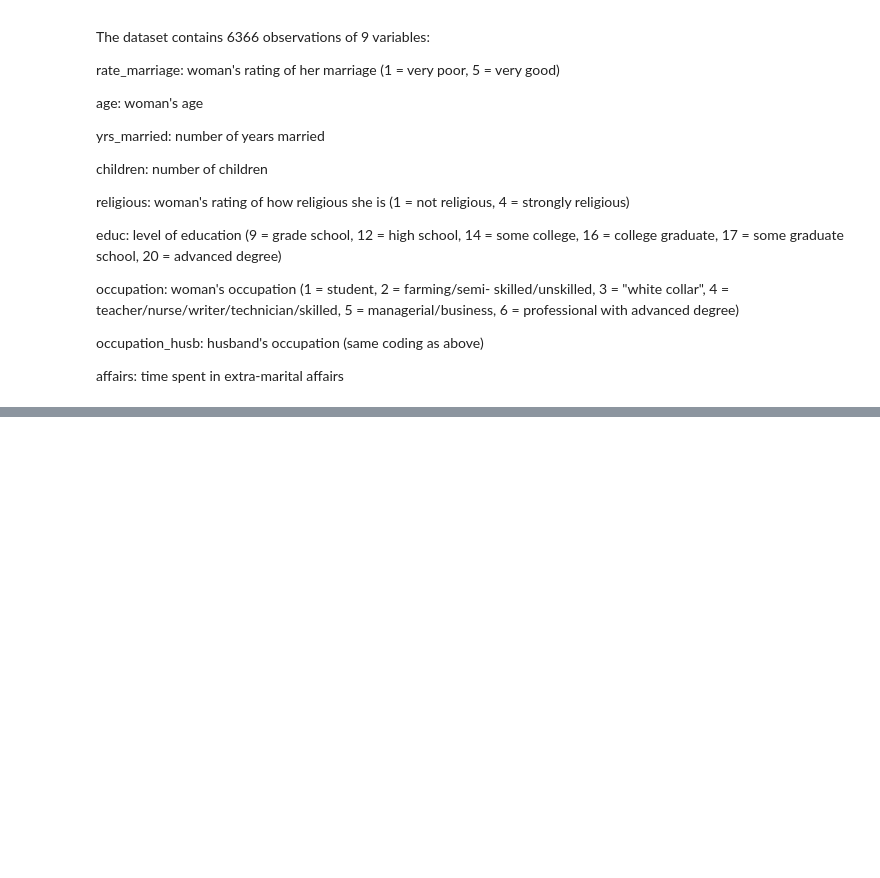
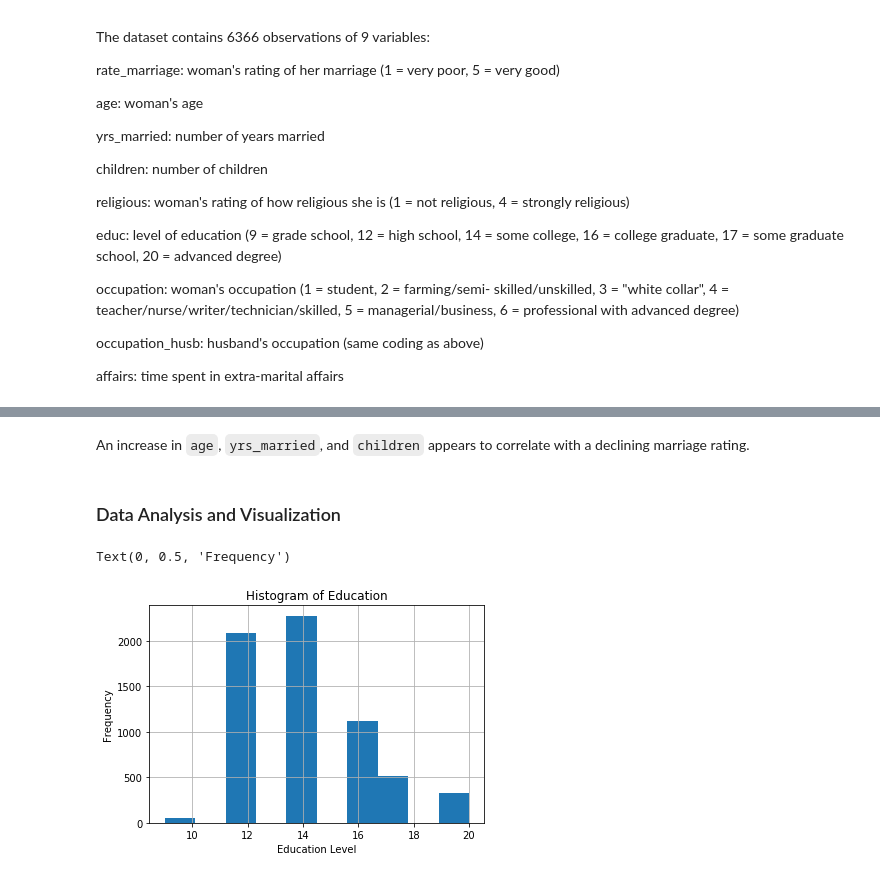
Before and after one commit to kamuc2012/Session_19_to_26, a Jupyter notebook: Session21/Session21.ipynb, the cells around one changed output, grey strips where cells are left out. Drawn from its saved outputs; the diff is of its cells as text; code cells hidden in the pictures; blank space fills up the shorter version.

```diff
--- a/Session21/Session21.ipynb
+++ b/Session21/Session21.ipynb
@@ -28,3 +28,17 @@ occupation: woman's occupation (1 = student, 2 = farming/semi- skilled/unskilled
 occupation_husb: husband's occupation (same coding as above)
 
 affairs: time spent in extra-marital affairs
+# %%
+import numpy as np
+import pandas as pd
+import statsmodels.api as sm
+import matplotlib.pyplot as plt
+from patsy import dmatrices
+from sklearn.linear_model import LogisticRegression
+from sklearn.model_selection import train_test_split, cross_val_score
+from sklearn import metrics
+
+%matplotlib inline
+
+df = sm.datasets.fair.load_pandas().data
+df.head()
@@ -30,0 +54,4 @@ affairs: time spent in extra-marital affairs
+# %%
+# Add had_affair column
+df["had_affair"] = (df["affairs"] > 0).astype(int)
+df.head()
@@ -30,0 +84,13 @@ affairs: time spent in extra-marital affairs
+# %% [markdown]
+An increase in `age`, `yrs_married`, and `children` appears to correlate with a declining marriage rating.
+# %% [markdown]
+### Data Analysis and Visualization
+# %%
+# histogram of education
+df["educ"].hist()
+plt.title("Histogram of Education")
+plt.xlabel("Education Level")
+plt.ylabel("Frequency")
+# %% [output]
+Text(0, 0.5, 'Frequency')
+[figure, added]
```
Also changed, not shown: parts of 40 cells of this notebook, 27 other files.
